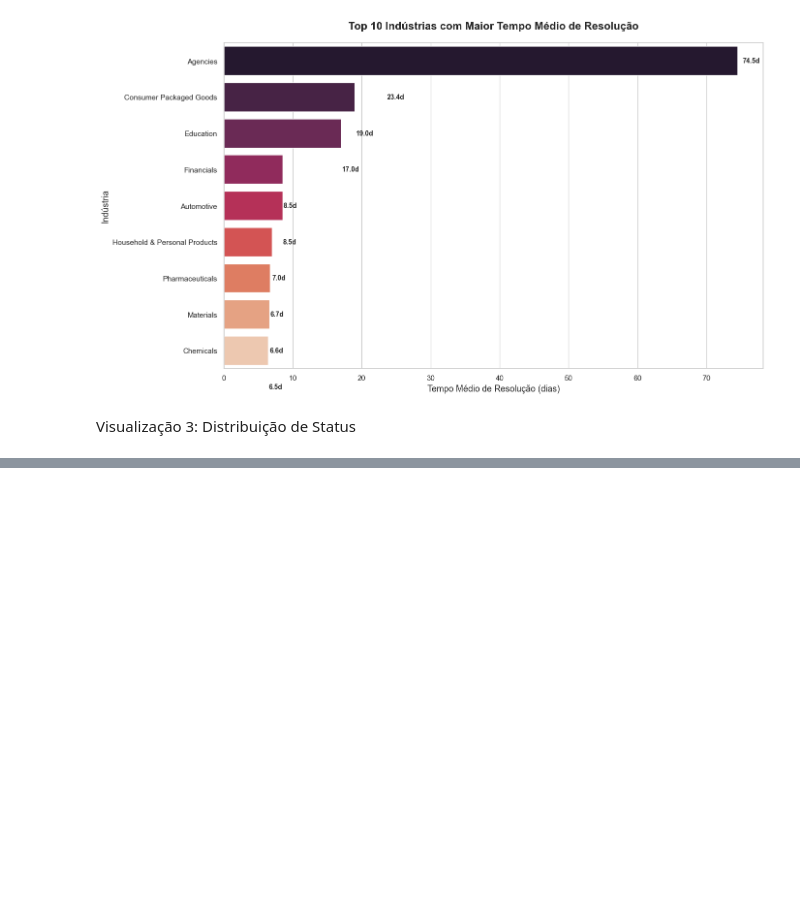
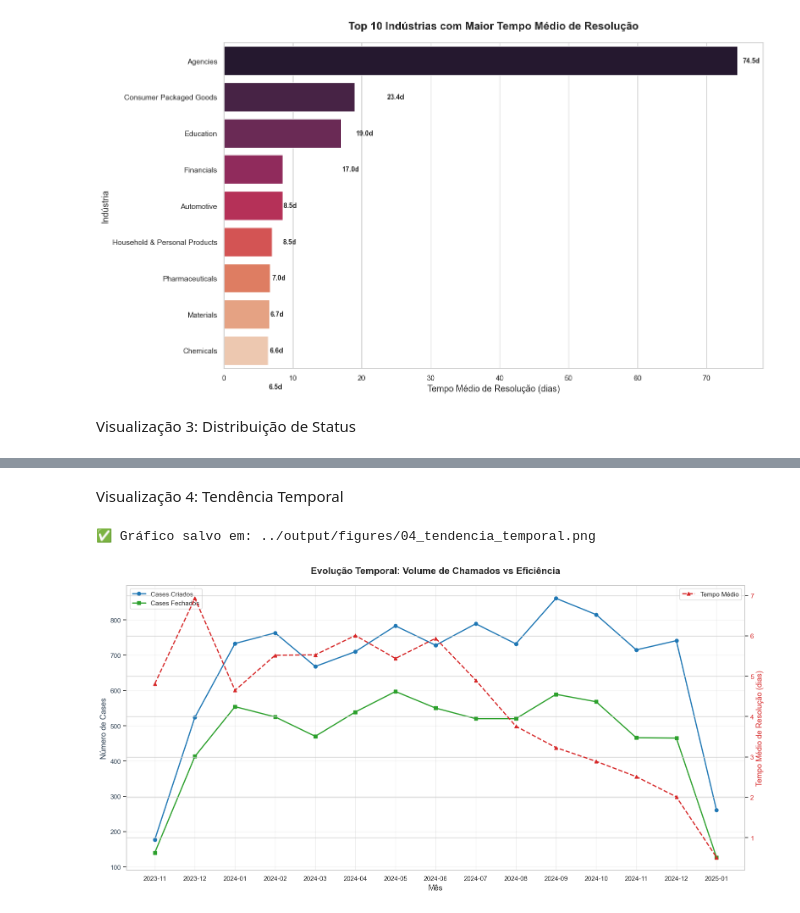
Before and after one commit to alex3ai/globalvision-challenge, a Jupyter notebook: notebooks/analysis_walkthrough.ipynb, the cells around one changed output, grey strips where cells are left out. Saved outputs shown, nothing was run; the diff lists cells and outputs as text; code cells hidden in the pictures; blank space fills up the shorter version.

```diff
--- a/notebooks/analysis_walkthrough.ipynb
+++ b/notebooks/analysis_walkthrough.ipynb
@@ -614,0 +609,51 @@ plt.show()
+# %% [markdown]
+Visualização 4: Tendência Temporal
+# %%
+# Célula 15: Gráfico de Linha - Tendência Temporal
+
+# Garante ordenação cronológica (essencial para gráficos de linha)
+df_temporal = df_temporal.sort_values('month')
+
+fig, ax1 = plt.subplots(figsize=(16, 8))
+
+# --- Eixo Principal (Esquerda): Volume de Casos ---
+color1 = 'tab:blue'
+ax1.set_xlabel('Mês', fontsize=13)
+ax1.set_ylabel('Número de Cases', color='#2c3e50', fontsize=13)
+
+# Plot cases criados
+ax1.plot(df_temporal['month'], df_temporal['cases_created'],
+         color='tab:blue', marker='o', linewidth=2, label='Cases Criados')
+
+# Plot cases fechados
+ax1.plot(df_temporal['month'], df_temporal['cases_closed'],
+         color='tab:green', marker='s', linewidth=2, label='Cases Fechados')
+
+ax1.tick_params(axis='y', labelcolor='#2c3e50')
+ax1.grid(True, alpha=0.3)
+ax1.legend(loc='upper left')
+
+# --- Eixo Secundário (Direita): Eficiência ---
+ax2 = ax1.twinx()
+color2 = 'tab:red'
+ax2.set_ylabel('Tempo Médio de Resolução (dias)', color=color2, fontsize=13)
+
+ax2.plot(df_temporal['month'], df_temporal['avg_resolution_days'],
+         color=color2, marker='^', linewidth=2, linestyle='--', label='Tempo Médio')
+
+ax2.tick_params(axis='y', labelcolor=color2)
+ax2.legend(loc='upper right') # Posição oposta para não sobrepor
+
+# Títulos e Ajustes
+plt.title('Evolução Temporal: Volume de Chamados vs Eficiência',
+          fontsize=16, fontweight='bold', pad=20)
+plt.xticks(rotation=45, ha='right')
+
+fig.tight_layout()
+plt.savefig('../output/figures/04_tendencia_temporal.png', dpi=300, bbox_inches='tight')
+print("✅ Gráfico salvo em: ../output/figures/04_tendencia_temporal.png")
+
+plt.show()
+# %% [output]
+✅ Gráfico salvo em: ../output/figures/04_tendencia_temporal.png
+[figure, added]
```
Also changed, not shown: parts of 3 cells of this notebook, 1 other file.
